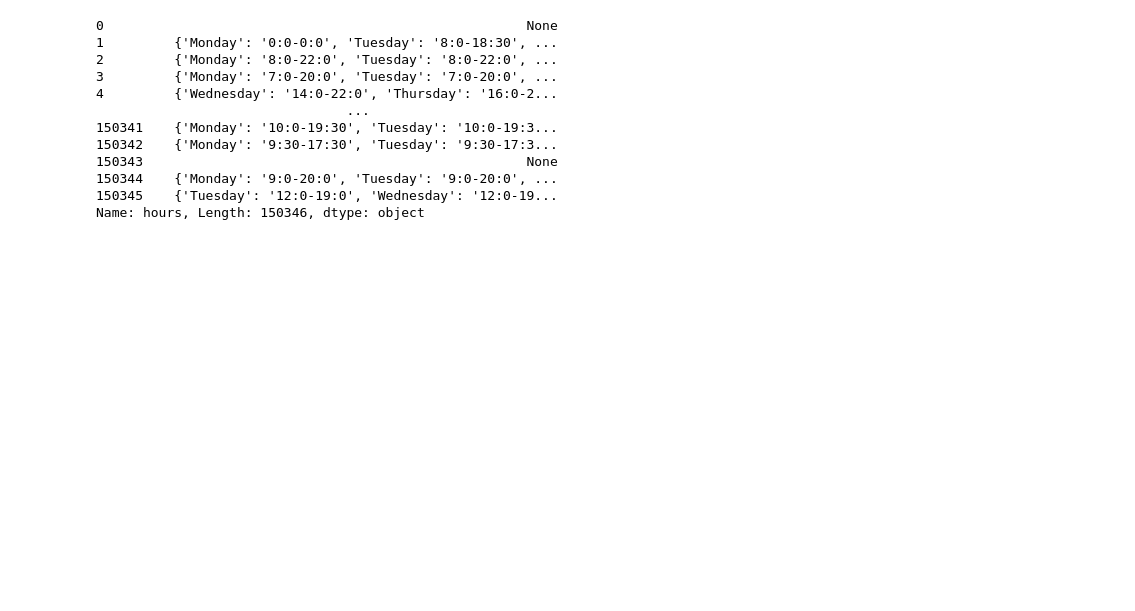
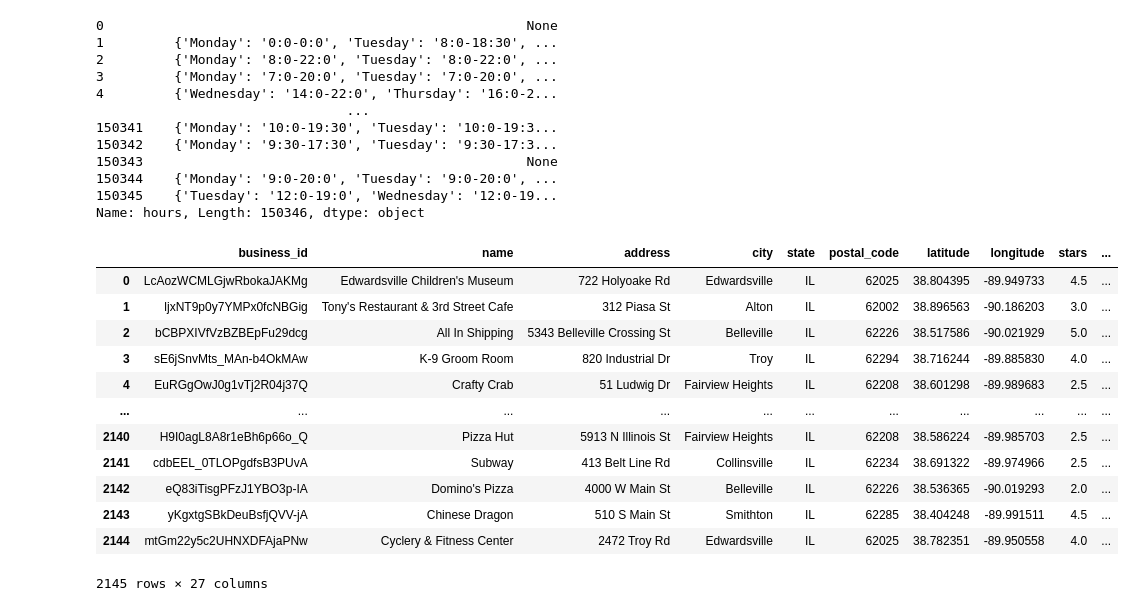
Before and after one commit to yuwei97910/is445-group30-final-project, a Jupyter notebook: Data_Cleaning.ipynb, the cells around one changed output. Saved outputs shown, nothing was run; the diff lists cells and outputs as text; code cells hidden in the pictures; blank space fills up the shorter version.

```diff
--- a/Data_Cleaning.ipynb
+++ b/Data_Cleaning.ipynb
@@ -155,3 +155,19 @@ Name: hours, Length: 150346, dtype: object
 # %%
 df_IL = df_business[df_business['state'] == 'IL'].reset_index(drop=True)
 df_IL.to_json('yelp_academic_dataset_business_IL.json')
+# %%
+pd.read_json('yelp_academic_dataset_business_IL.json')
+# %% [output]
+|  | business_id | name | address | city | state | postal_code | latitude | longitude | stars | ... |
+| 0 | LcAozWCMLGjwRbokaJAKMg | Edwardsville Children's Museum | 722 Holyoake Rd | Edwardsville | IL | 62025 | 38.804395 | -89.949733 | 4.5 | ... |
+| 1 | ljxNT9p0y7YMPx0fcNBGig | Tony's Restaurant & 3rd Street Cafe | 312 Piasa St | Alton | IL | 62002 | 38.896563 | -90.186203 | 3.0 | ... |
+| 2 | bCBPXIVfVzBZBEpFu29dcg | All In Shipping | 5343 Belleville Crossing St | Belleville | IL | 62226 | 38.517586 | -90.021929 | 5.0 | ... |
+| 3 | sE6jSnvMts_MAn-b4OkMAw | K-9 Groom Room | 820 Industrial Dr | Troy | IL | 62294 | 38.716244 | -89.885830 | 4.0 | ... |
+| 4 | EuRGgOwJ0g1vTj2R04j37Q | Crafty Crab | 51 Ludwig Dr | Fairview Heights | IL | 62208 | 38.601298 | -89.989683 | 2.5 | ... |
+| ... | ... | ... | ... | ... | ... | ... | ... | ... | ... | ... |
+| 2140 | H9I0agL8A8r1eBh6p66o_Q | Pizza Hut | 5913 N Illinois St | Fairview Heights | IL | 62208 | 38.586224 | -89.985703 | 2.5 | ... |
+| 2141 | cdbEEL_0TLOPgdfsB3PUvA | Subway | 413 Belt Line Rd | Collinsville | IL | 62234 | 38.691322 | -89.974966 | 2.5 | ... |
+| 2142 | eQ83iTisgPFzJ1YBO3p-IA | Domino's Pizza | 4000 W Main St | Belleville | IL | 62226 | 38.536365 | -90.019293 | 2.0 | ... |
+| 2143 | yKgxtgSBkDeuBsfjQVV-jA | Chinese Dragon | 510 S Main St | Smithton | IL | 62285 | 38.404248 | -89.991511 | 4.5 | ... |
+| 2144 | mtGm22y5c2UHNXDFAjaPNw | Cyclery & Fitness Center | 2472 Troy Rd | Edwardsville | IL | 62025 | 38.782351 | -89.950558 | 4.0 | ... |
+2145 rows × 27 columns
```
Also changed, not shown: parts of 4 cells of this notebook, 1 other file.
